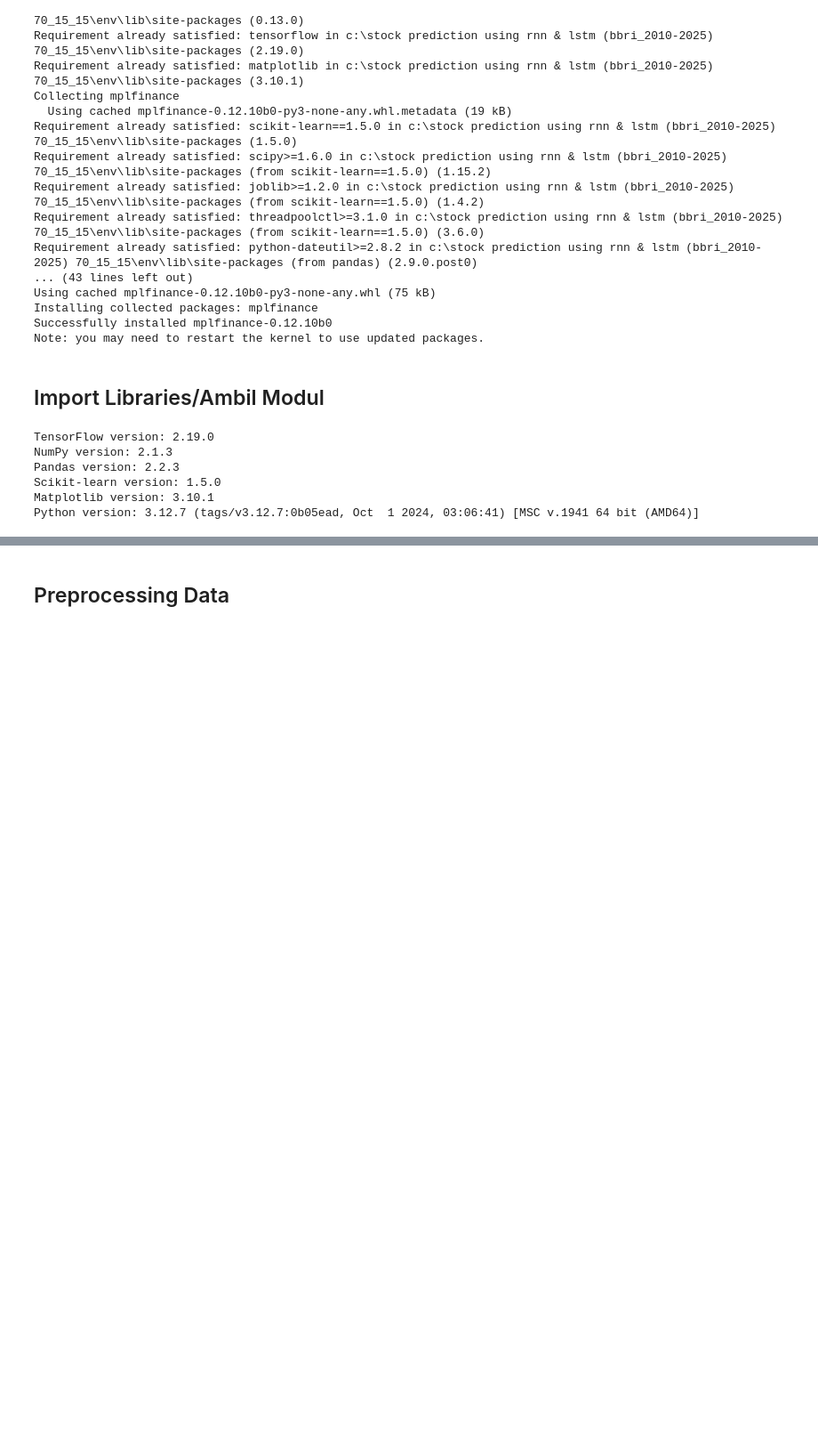
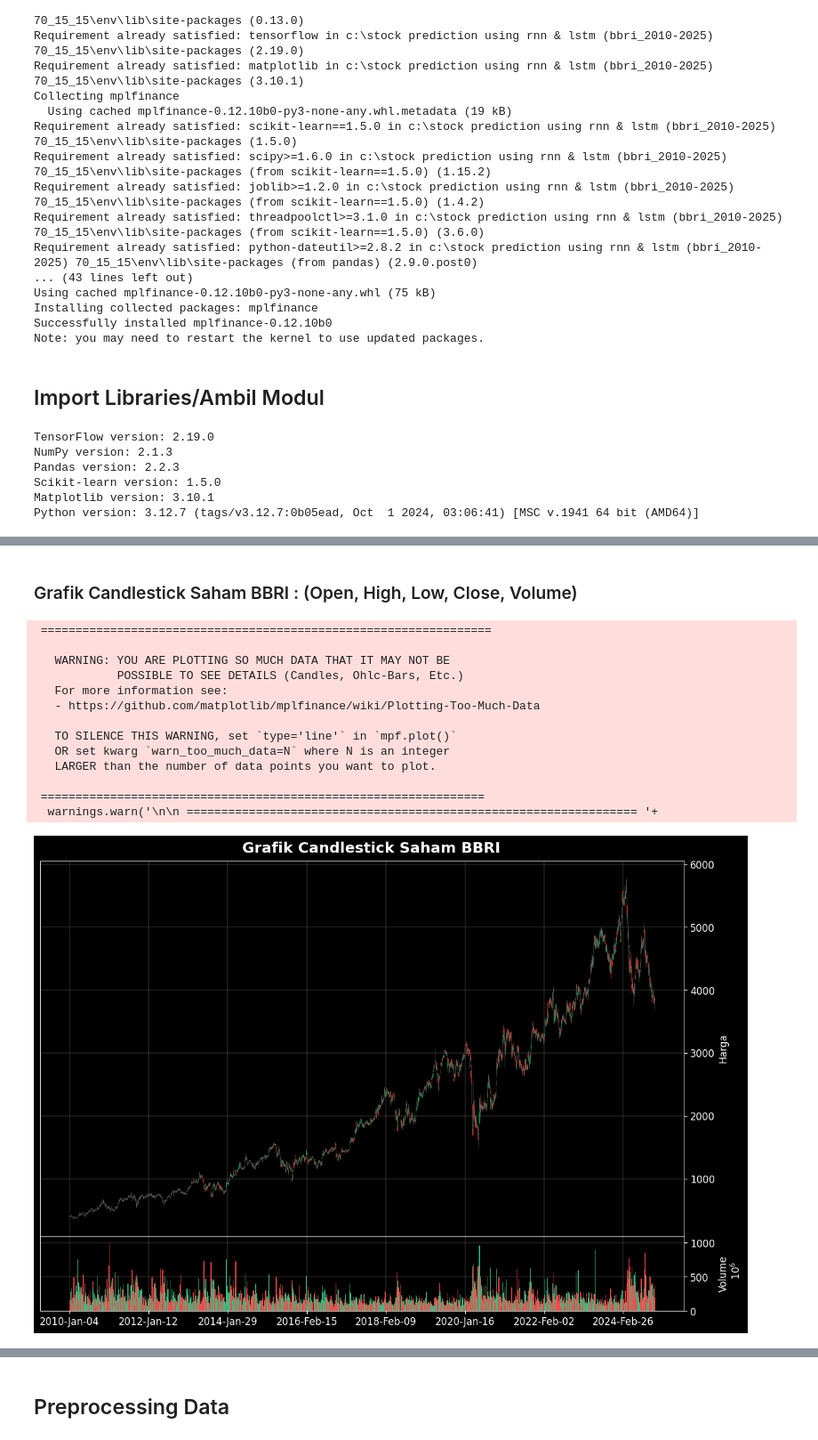
Before and after one commit to vinz25-coder/Prediksi_Saham_RNN-LSTM, a Jupyter notebook: (1)RandomizedSearchCV.ipynb, the cells around one changed output, grey strips where cells are left out. Shown: that part at 89% size. Saved outputs shown, nothing was run; the diff lists cells and outputs as text; code cells hidden in the pictures; blank space fills up the shorter version.

```diff
--- a/(1)RandomizedSearchCV.ipynb
+++ b/(1)RandomizedSearchCV.ipynb
@@ -74,0 +95,2 @@ Python version: 3.12.7 (tags/v3.12.7:0b05ead, Oct  1 2024, 03:06:41) [MSC v.1941
+# %% [markdown]
+### Grafik Candlestick Saham BBRI : (Open, High, Low, Close, Volume)
@@ -74,0 +107,64 @@ Python version: 3.12.7 (tags/v3.12.7:0b05ead, Oct  1 2024, 03:06:41) [MSC v.1941
+# %%
+import mplfinance as mpf # Grafik candlestick dan chart
+import matplotlib.pyplot as plt # Visualisasi grafik
+
+# Gaya hitam dengan teks putih dan grid tipis
+style = mpf.make_mpf_style(
+    base_mpf_style='yahoo',
+    facecolor='black',
+    figcolor='black',
+    rc={
+        'font.size': 12,
+        'text.color': 'white',
+        'axes.labelcolor': 'white',
+        'xtick.color': 'white',
+        'ytick.color': 'white',
+        'axes.edgecolor': 'white',
+        'grid.color': 'gray',
+        'grid.linewidth': 0.2,
+    }
+)
+
+# -------- Plot grafik --------
+fig, axes = mpf.plot(
+    df,
+    type='candle',
+    style=style,
+    ylabel='Harga',
+    ylabel_lower='Volume',
+    volume=True,
+    figscale=1.9,
+    panel_ratios=(5, 1),
+    returnfig=True
+)
+
+# Judul utama
+fig.suptitle(
+    'Grafik Candlestick Saham BBRI',
+    fontsize=18,
+    fontweight='bold',
+    color='white',
+    ha='center',
+    x=0.55,
+    y=0.91
+)
+
+# Rotasi label tanggal jadi horizontal
+for ax in axes:
+    for label in ax.get_xticklabels():
+        label.set_rotation(0)
+# %% [output]
+ =================================================================
+
+   WARNING: YOU ARE PLOTTING SO MUCH DATA THAT IT MAY NOT BE
+            POSSIBLE TO SEE DETAILS (Candles, Ohlc-Bars, Etc.)
+   For more information see:
+   - https://github.com/matplotlib/mplfinance/wiki/Plotting-Too-Much-Data
+
+   TO SILENCE THIS WARNING, set `type='line'` in `mpf.plot()`
+   OR set kwarg `warn_too_much_data=N` where N is an integer
+   LARGER than the number of data points you want to plot.
+
+ ================================================================
+  warnings.warn('\n\n ================================================================= '+
+[figure, added]
```
Also changed, not shown: parts of 32 cells of this notebook, 1 other file.
